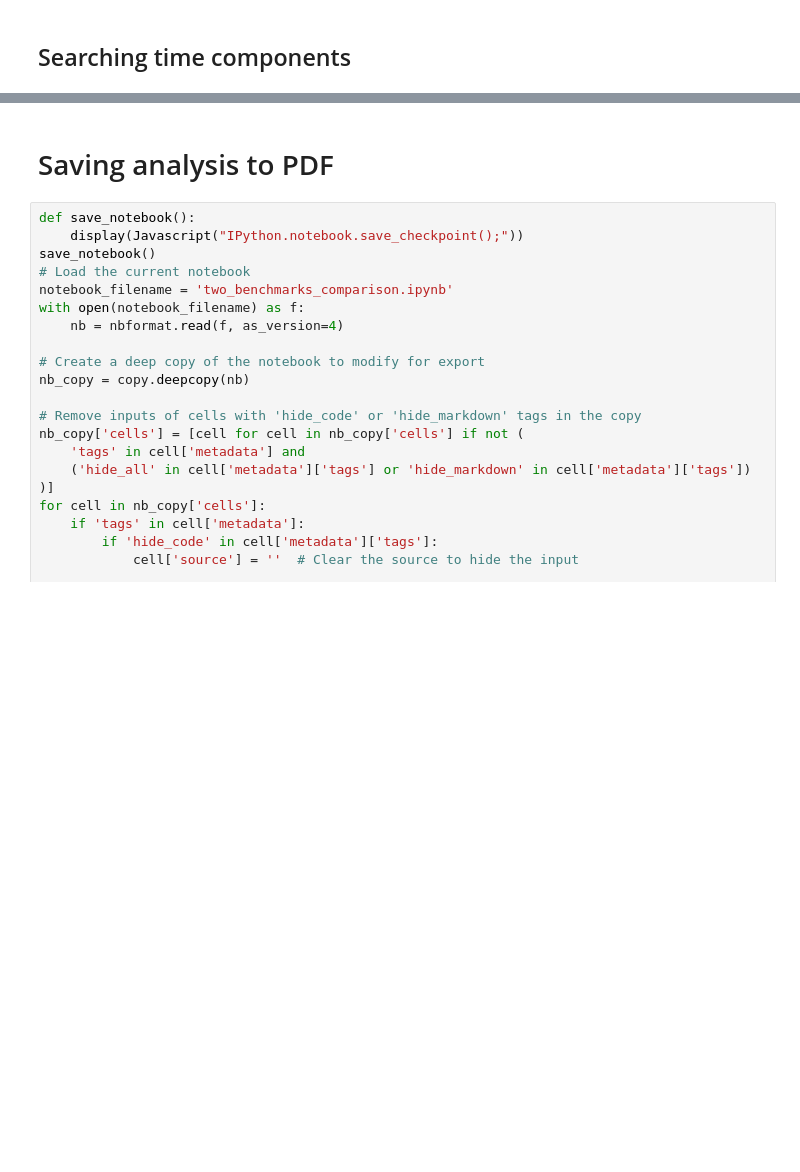
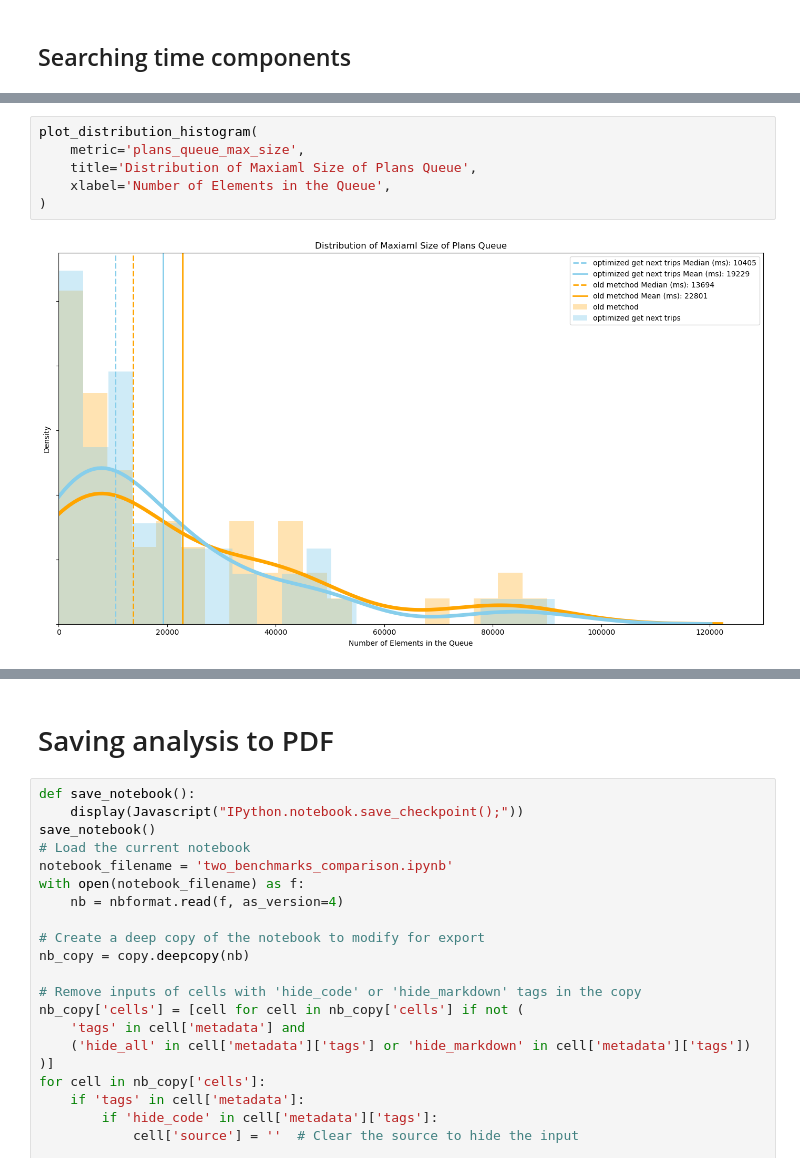
Before and after one commit to DawidJedraszczyk/e-Bimba, a Jupyter notebook: two_benchmarks_comparison.ipynb, the cells around one changed output, grey strips where cells are left out. Drawn from its saved outputs; the diff is of its cells as text; blank space fills up the shorter version.

```diff
--- a/two_benchmarks_comparison.ipynb
+++ b/two_benchmarks_comparison.ipynb
@@ -219,0 +288,8 @@ plt.show()
+# %%
+plot_distribution_histogram(
+    metric='plans_queue_max_size',
+    title='Distribution of Maxiaml Size of Plans Queue',
+    xlabel='Number of Elements in the Queue',
+)
+# %% [output]
+[figure, added]
```
Also changed, not shown: parts of 10 cells of this notebook.
